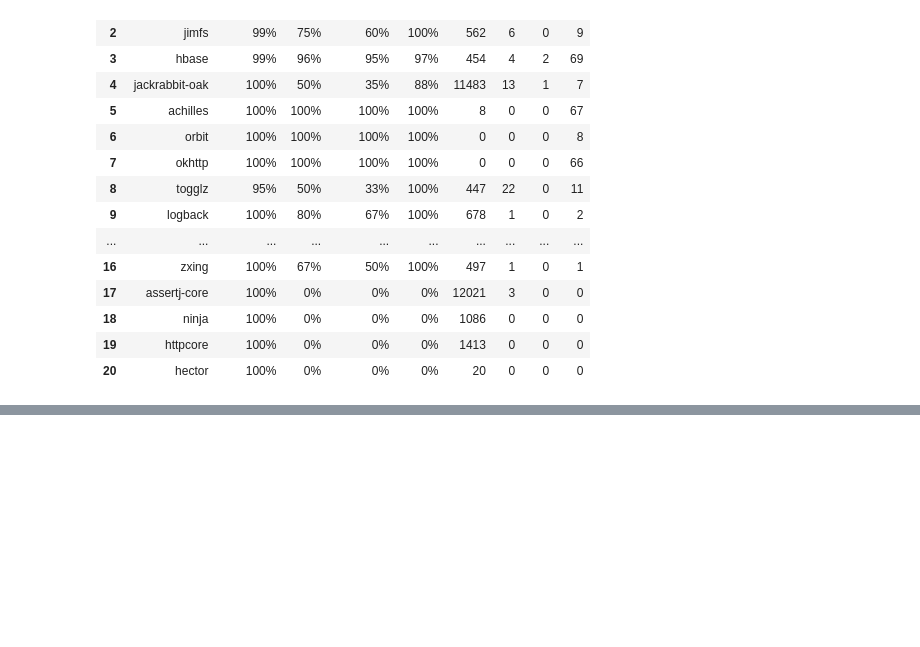
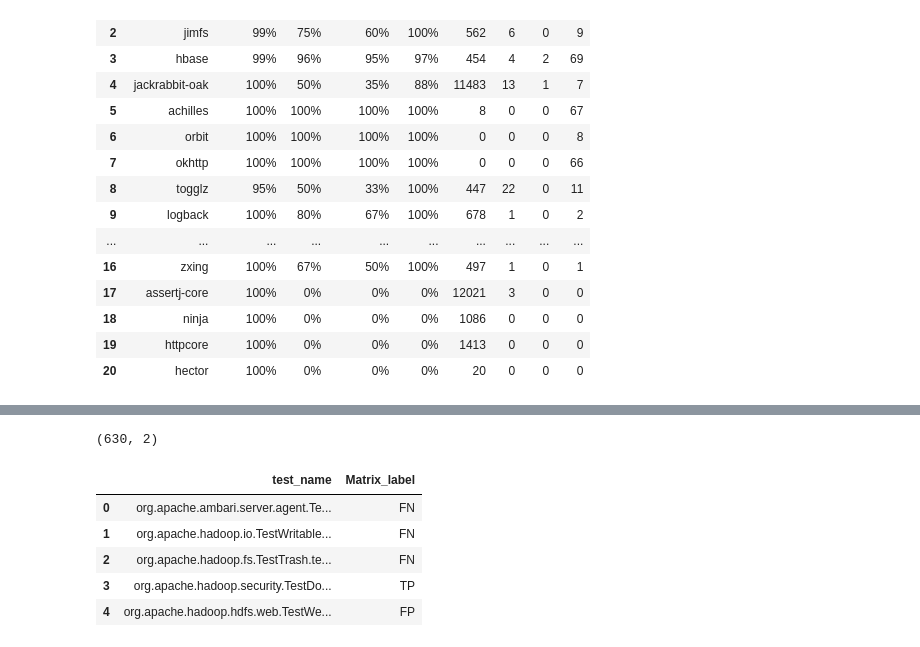
Before and after one commit to Ti-tanium/Software-Test-Project, a Jupyter notebook: test_script/results_analysis.ipynb, the cells around one changed output, grey strips where cells are left out. Saved outputs shown, nothing was run; the diff lists cells and outputs as text; code cells hidden in the pictures; blank space fills up the shorter version.

```diff
--- a/test_script/results_analysis.ipynb
+++ b/test_script/results_analysis.ipynb
@@ -87,0 +125,12 @@ result
+# %%
+flakeflagger_per_test = flakeflagger_per_test[['test_name', 'Matrix_label']]
+print(flakeflagger_per_test.shape)
+flakeflagger_per_test.head()
+# %% [output]
+(630, 2)
+|  | test_name | Matrix_label |
+| 0 | org.apache.ambari.server.agent.Te... | FN |
+| 1 | org.apache.hadoop.io.TestWritable... | FN |
+| 2 | org.apache.hadoop.fs.TestTrash.te... | FN |
+| 3 | org.apache.hadoop.security.TestDo... | TP |
+| 4 | org.apache.hadoop.hdfs.web.TestWe... | FP |
```
Also changed, not shown: parts of 10 cells of this notebook, 13 other files.
